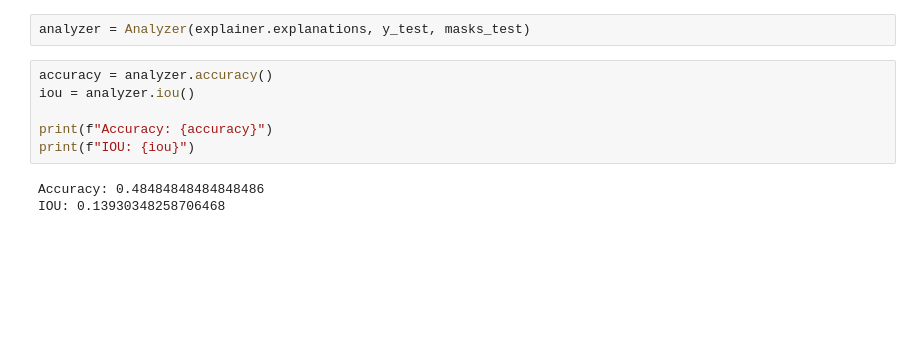
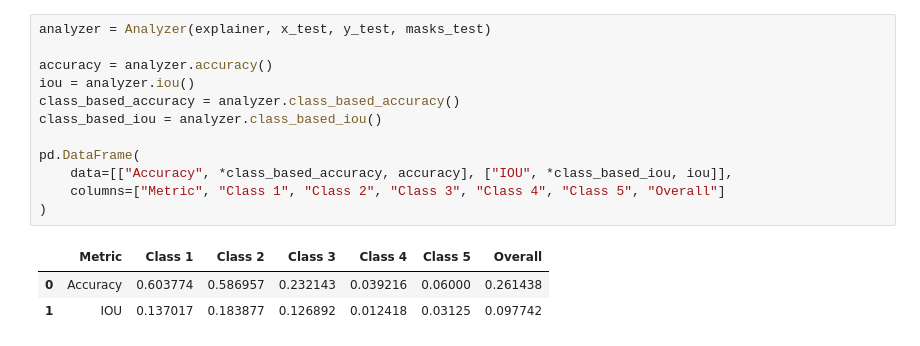
Before and after one commit to vasia-korz/time-series-defect-detection, a Jupyter notebook: main.ipynb, the cells around one changed output. Drawn from its saved outputs; the diff is of its cells as text; blank space fills up the shorter version.

```diff
--- a/main.ipynb
+++ b/main.ipynb
@@ -125,11 +192,16 @@ explainer.gen_explanations(50)
-# %%
-analyzer = Analyzer(explainer.explanations, y_test, masks_test)
 # %%
+analyzer = Analyzer(explainer, x_test, y_test, masks_test)
+
 accuracy = analyzer.accuracy()
 iou = analyzer.iou()
+class_based_accuracy = analyzer.class_based_accuracy()
+class_based_iou = analyzer.class_based_iou()
 
-print(f"Accuracy: {accuracy}")
-print(f"IOU: {iou}")
+pd.DataFrame(
+    data=[["Accuracy", *class_based_accuracy, accuracy], ["IOU", *class_based_iou, iou]],
+    columns=["Metric", "Class 1", "Class 2", "Class 3", "Class 4", "Class 5", "Overall"]
+)
 # %% [output]
-Accuracy: 0.48484848484848486
-IOU: 0.13930348258706468
+|  | Metric | Class 1 | Class 2 | Class 3 | Class 4 | Class 5 | Overall |
+| 0 | Accuracy | 0.603774 | 0.586957 | 0.232143 | 0.039216 | 0.06000 | 0.261438 |
+| 1 | IOU | 0.137017 | 0.183877 | 0.126892 | 0.012418 | 0.03125 | 0.097742 |
```
Also changed, not shown: parts of 33 cells of this notebook.
